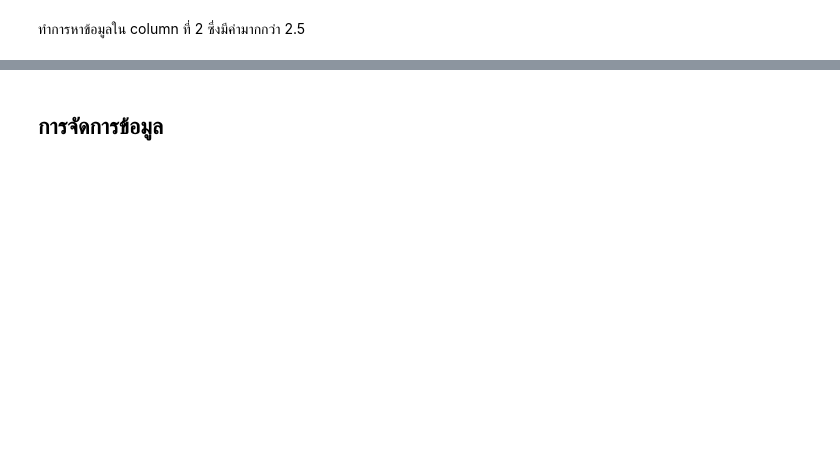
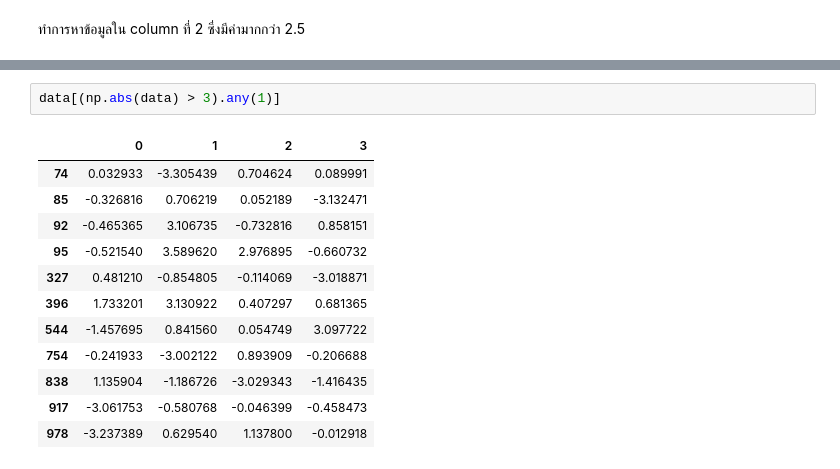
Before and after one commit to up1/course-basic-python, a Jupyter notebook: notebook/data_cleaning_and_preparation.ipynb, the cells around one changed output, grey strips where cells are left out. Cells and saved outputs as stored; diff of their text form; blank space fills up the shorter version.

Commit message:
Sampling data

```diff
--- a/notebook/data_cleaning_and_preparation.ipynb
+++ b/notebook/data_cleaning_and_preparation.ipynb
@@ -504,3 +507,16 @@ column[np.abs(column) > 2.5]
 Name: 2, dtype: float64
-# %% [markdown]
-## การจัดการข้อมูล
+# %%
+data[(np.abs(data) > 3).any(1)]
+# %% [output]
+|  | 0 | 1 | 2 | 3 |
+| 74 | 0.032933 | -3.305439 | 0.704624 | 0.089991 |
+| 85 | -0.326816 | 0.706219 | 0.052189 | -3.132471 |
+| 92 | -0.465365 | 3.106735 | -0.732816 | 0.858151 |
+| 95 | -0.521540 | 3.589620 | 2.976895 | -0.660732 |
+| 327 | 0.481210 | -0.854805 | -0.114069 | -3.018871 |
+| 396 | 1.733201 | 3.130922 | 0.407297 | 0.681365 |
+| 544 | -1.457695 | 0.841560 | 0.054749 | 3.097722 |
+| 754 | -0.241933 | -3.002122 | 0.893909 | -0.206688 |
+| 838 | 1.135904 | -1.186726 | -3.029343 | -1.416435 |
+| 917 | -3.061753 | -0.580768 | -0.046399 | -0.458473 |
+| 978 | -3.237389 | 0.629540 | 1.137800 | -0.012918 |
```
Also changed, not shown: parts of 10 cells of this notebook.
